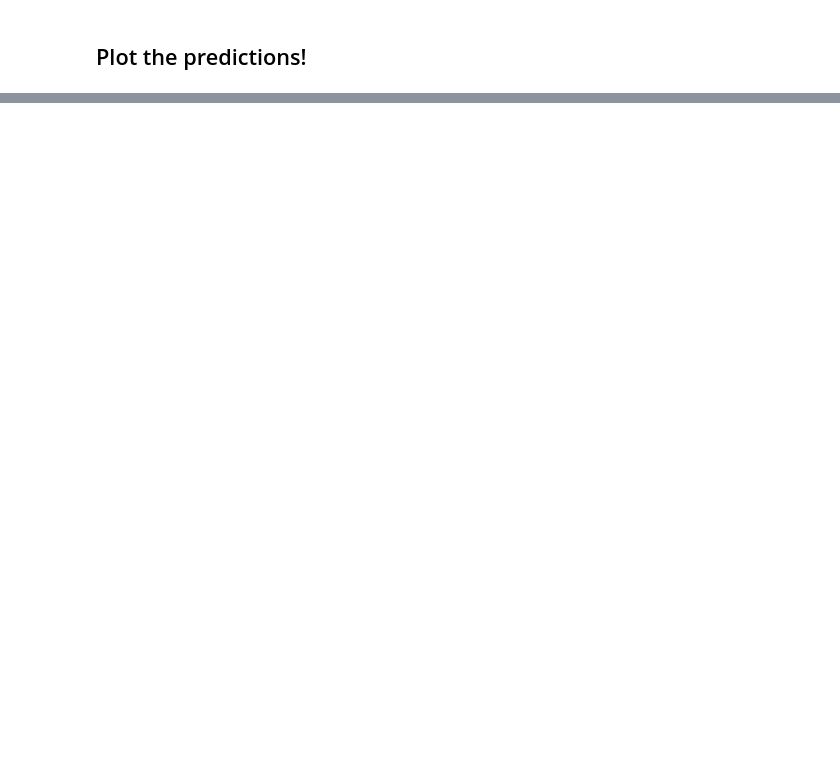
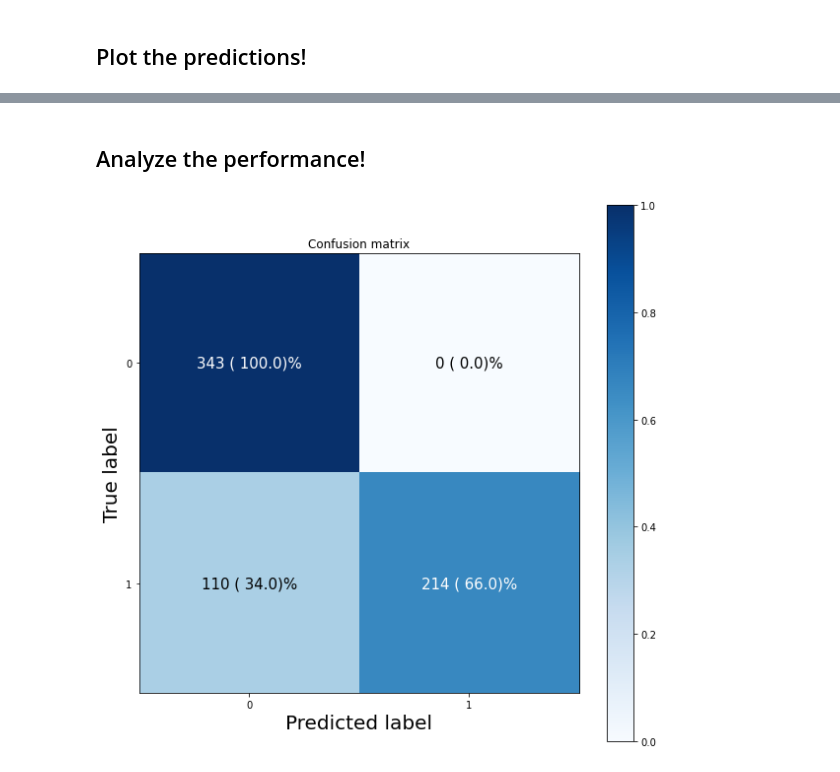
Before and after one commit to abhi8893/tensorflow-deep-learning-mrdbourke, a Jupyter notebook: notebooks/02A-tensorflow-playground-reimplementation.ipynb, the cells around one changed output, grey strips where cells are left out. Cells and saved outputs as stored; diff of their text form; code cells hidden in the pictures; blank space fills up the shorter version.

```diff
--- a/notebooks/02A-tensorflow-playground-reimplementation.ipynb
+++ b/notebooks/02A-tensorflow-playground-reimplementation.ipynb
@@ -306,0 +309,6 @@ No handles with labels found to put in legend.
+# %% [markdown]
+## Analyze the performance!
+# %%
+tfp.plot_confusion_matrix();
+# %% [output]
+[figure, added]
```
Also changed, not shown: parts of 8 cells of this notebook.
